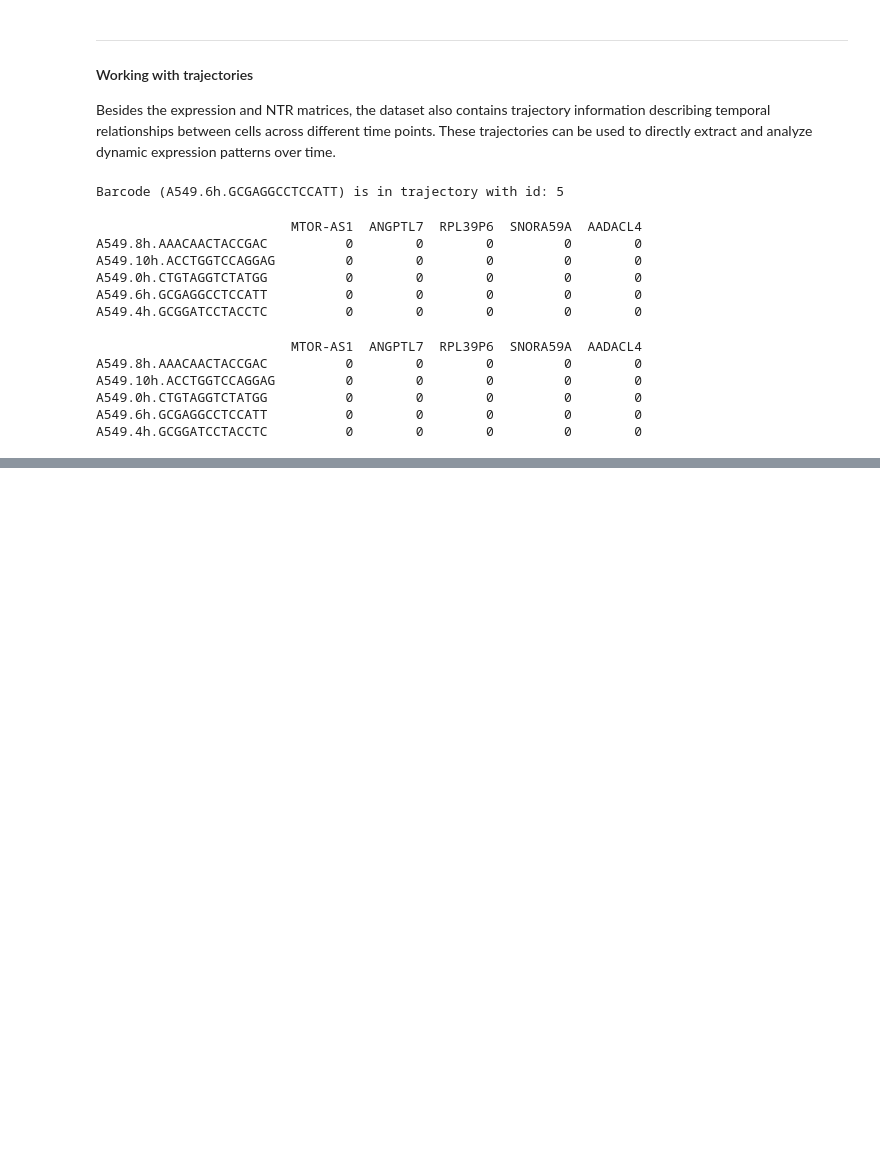
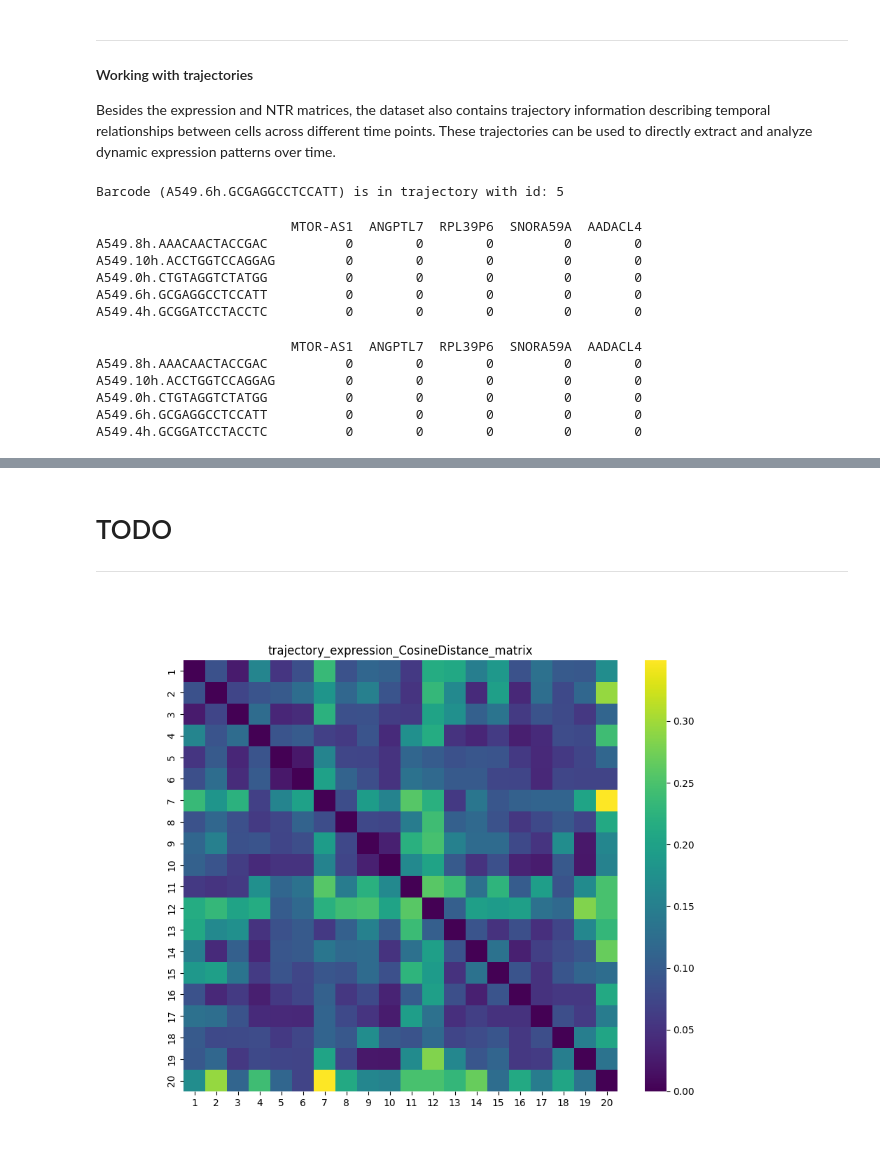
Before and after one commit to ZanderNic/sciflow, a Jupyter notebook: notebooks/01_tutorial.ipynb, the cells around one changed output, grey strips where cells are left out. Saved outputs shown, nothing was run; the diff lists cells and outputs as text; code cells hidden in the pictures; blank space fills up the shorter version.

```diff
--- a/notebooks/01_tutorial.ipynb
+++ b/notebooks/01_tutorial.ipynb
@@ -349,0 +418,3 @@ A549.4h.GCGGATCCTACCTC          0        0        0         0        0
+# %%
+# Calculate the distance berwean diveren trajectorys
+trajectory_dist_matrix = scifate_data.create_distance_matrix(entity="trajectory", data="expression", distance=CosineDistance())
@@ -349,0 +440,8 @@ A549.4h.GCGGATCCTACCTC          0        0        0         0        0
+# %% [markdown]
+# TODO
+
+---
+# %%
+fig =  plotter.plot_matrix(matrix=trajectory_dist_matrix[:20, :20])
+# %% [output]
+[figure, added]
```
Also changed, not shown: parts of 15 cells of this notebook, 5 other files.
